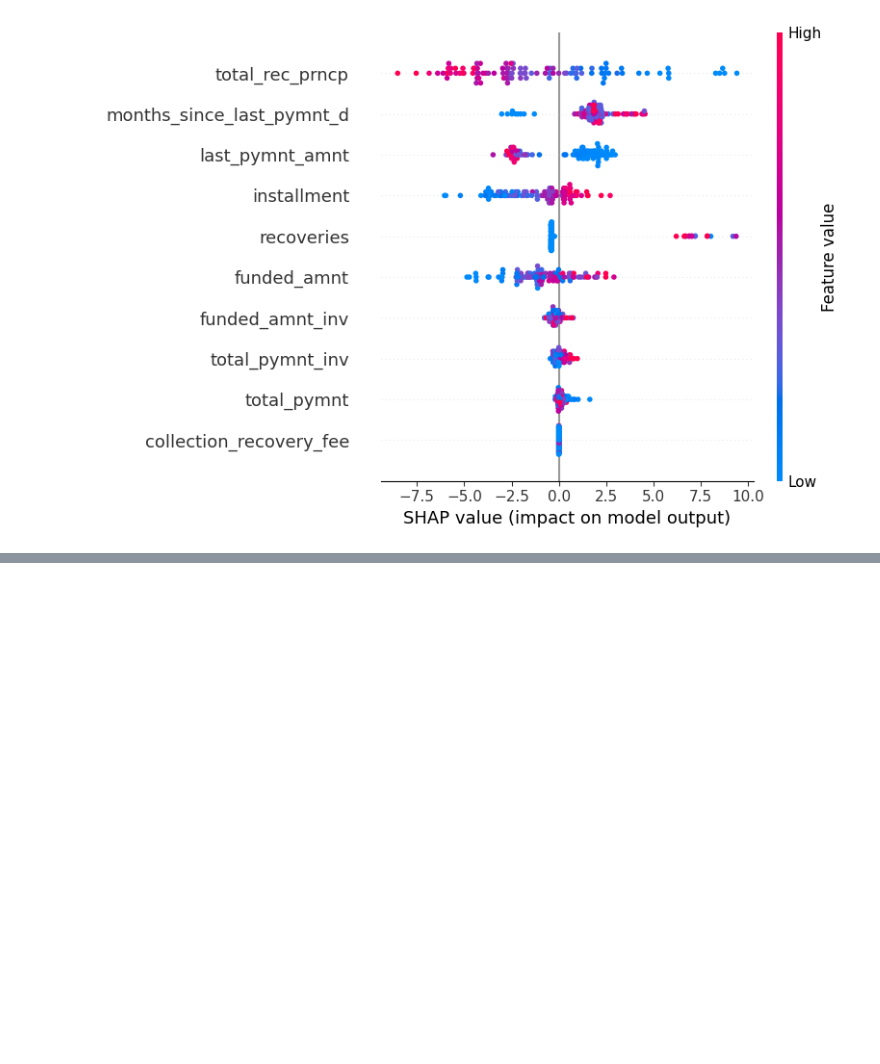
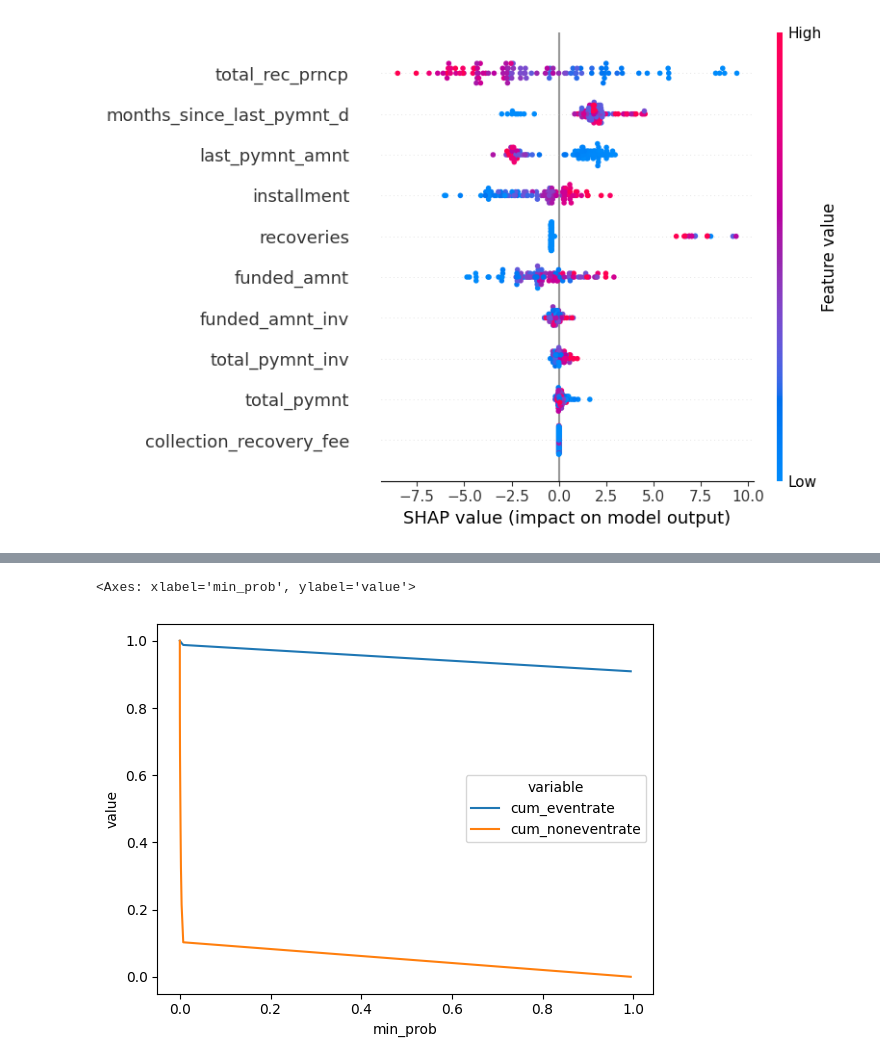
Before and after one commit to chiragpipalia/CreditRiskModel, a Jupyter notebook: Loan_Default_Prediction.ipynb, the cells around one changed output, grey strips where cells are left out. Drawn from its saved outputs; the diff is of its cells as text; code cells hidden in the pictures; blank space fills up the shorter version.

```diff
--- a/Loan_Default_Prediction.ipynb
+++ b/Loan_Default_Prediction.ipynb
@@ -643,0 +646,34 @@ No data for colormapping provided via 'c'. Parameters 'vmin', 'vmax' will be ign
+# %%
+def ks(data=None,target=None, prob=None):
+    data['target0'] = 1 - data[target]
+    data['bucket'] = pd.qcut(data[prob], 10)
+    grouped = data.groupby('bucket', as_index = False)
+    kstable = pd.DataFrame()
+    kstable['min_prob'] = grouped.min()[prob]
+    kstable['max_prob'] = grouped.max()[prob]
+    kstable['events']   = grouped.sum()[target]
+    kstable['nonevents'] = grouped.sum()['target0']
+    kstable = kstable.sort_values(by="min_prob", ascending=False).reset_index(drop = True)
+    kstable['event_rate'] = (kstable.events / data[target].sum()).apply('{0:.4}'.format)
+    kstable['nonevent_rate'] = (kstable.nonevents / data['target0'].sum()).apply('{0:.4}'.format)
+    kstable['cum_eventrate']=(kstable.events / data[target].sum()).cumsum()
+    kstable['cum_noneventrate']=(kstable.nonevents / data['target0'].sum()).cumsum()
+    kstable['KS'] = np.round(kstable['cum_eventrate']-kstable['cum_noneventrate'], 3) * 100
+
+    #Formating
+    kstable['cum_eventrate']= kstable['cum_eventrate'].apply('{0:.4}'.format)
+    kstable['cum_noneventrate']= kstable['cum_noneventrate'].apply('{0:.4}'.format)
+    kstable.index = range(1,11)
+    kstable.index.rename('Decile', inplace=True)
+    pd.set_option('display.max_columns', 9)
+    #print(kstable)
+
+    #Display KS
+
+    #print(Fore.RED + "KS is " + str(max(kstable['KS']))+"%"+ " at decile " + str((kstable.index[kstable['KS']==max(kstable['KS'])][0])))
+    return kstable
+# %%
+y_prob = clf.predict_proba(X_test)
+# %%
+df_res = pd.DataFrame({'y_prob' : y_prob[:, 1], 'y_test' : y_test})
+df_res.head()
@@ -643,0 +687,4 @@ No data for colormapping provided via 'c'. Parameters 'vmin', 'vmax' will be ign
+# %%
+
+mydf = ks(data=df_res, target="y_test", prob="y_prob")
+mydf
@@ -643,0 +704,8 @@ No data for colormapping provided via 'c'. Parameters 'vmin', 'vmax' will be ign
+# %%
+mydf = mydf.astype({'cum_eventrate':'float64', 'cum_noneventrate':'float64'})
+my_df_plot = mydf[['min_prob', 'cum_eventrate', 'cum_noneventrate']].copy()
+my_df_plot = pd.melt(my_df_plot, ['min_prob'])
+sns.lineplot(data = my_df_plot, x = 'min_prob', hue = 'variable', y = 'value')
+# %% [output]
+<Axes: xlabel='min_prob', ylabel='value'>
+[figure, added]
```
Also changed, not shown: parts of 4 cells of this notebook.
